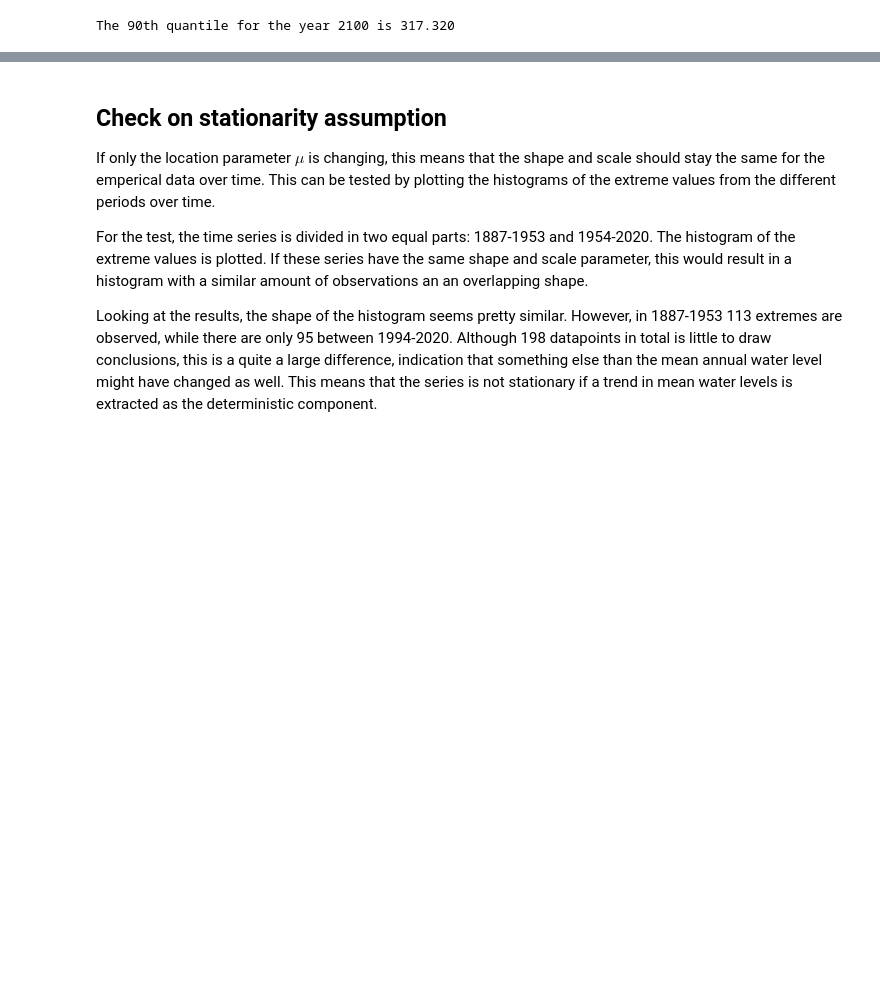
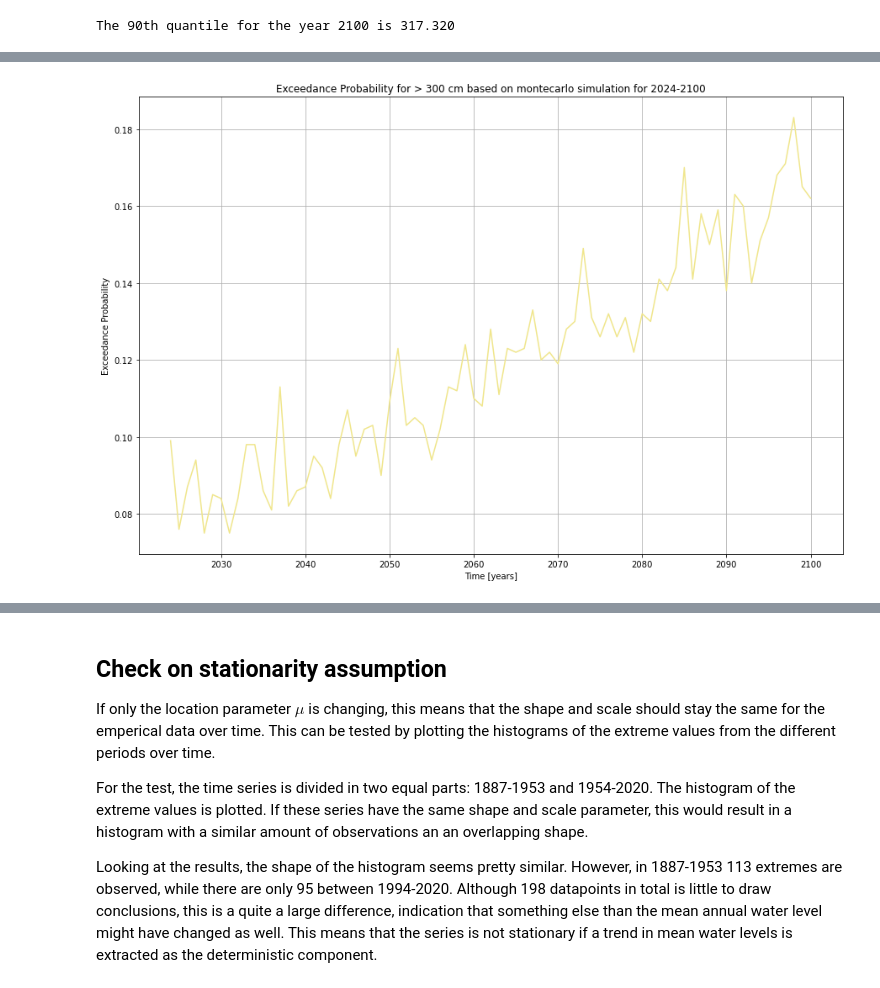
Before and after one commit to wwaasdorp/MORE_THE_BEST_GROUP, a Jupyter notebook: Watch_Data.ipynb, the cells around one changed output, grey strips where cells are left out. Cells and saved outputs as stored; diff of their text form; code cells hidden in the pictures; blank space fills up the shorter version.

Commit message:
Monte carlo simulation

```diff
--- a/Watch_Data.ipynb
+++ b/Watch_Data.ipynb
@@ -491,0 +530,14 @@ The 90th quantile for the year 2100 is 317.320
+# %%
+## Calculate exceedance probability up to the year 2100 for > 300 cm.
+exceedances = (samples > 300).sum(axis=1)
+exceedance_probability = exceedances / samples.shape[1]
+
+plt.figure(figsize=(15, 10))
+plt.plot(np.arange(2024, 2101), exceedance_probability, color='khaki')
+plt.xlabel('Time [years]')
+plt.ylabel('Exceedance Probability')
+plt.title('Exceedance Probability for > 300 cm based on montecarlo simulation for 2024-2100')
+plt.grid()
+plt.show()
+# %% [output]
+[figure, added]
```
Also changed, not shown: parts of 17 cells of this notebook.
